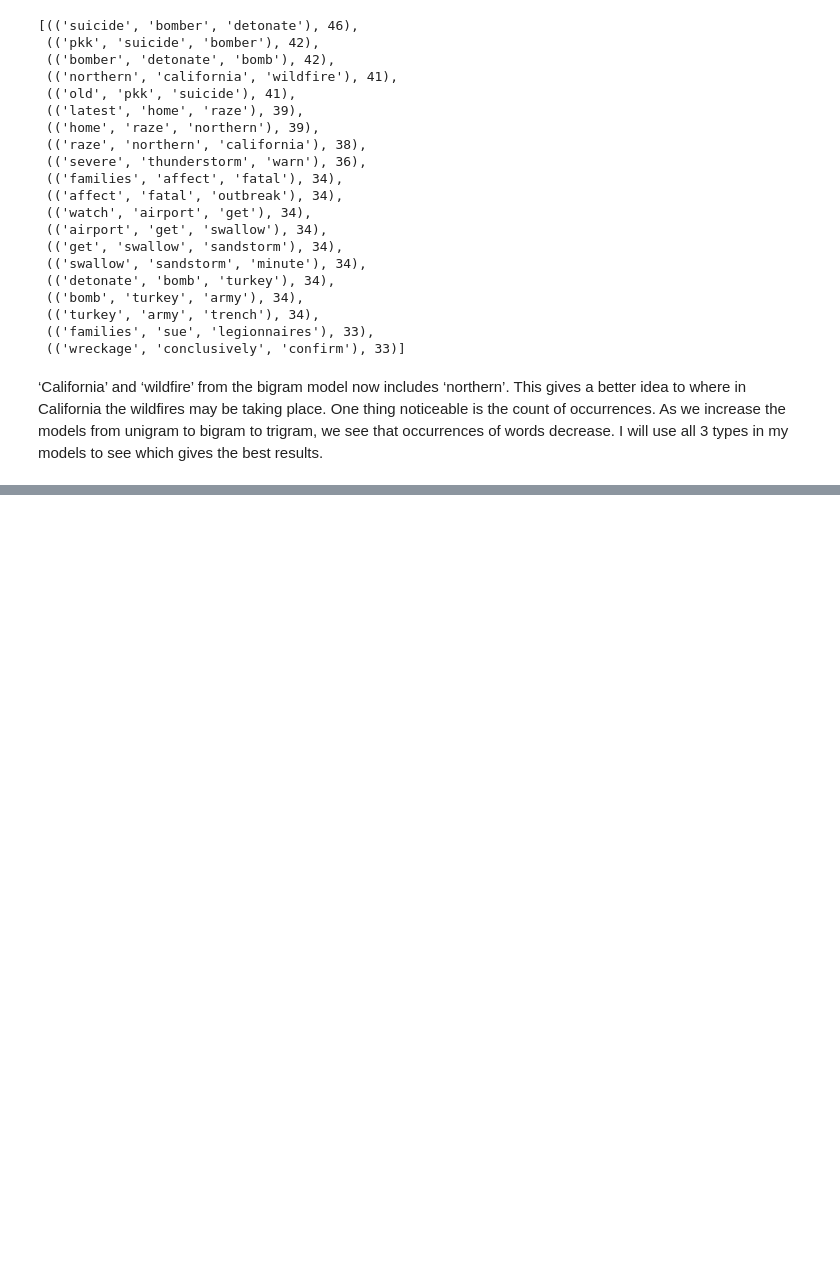
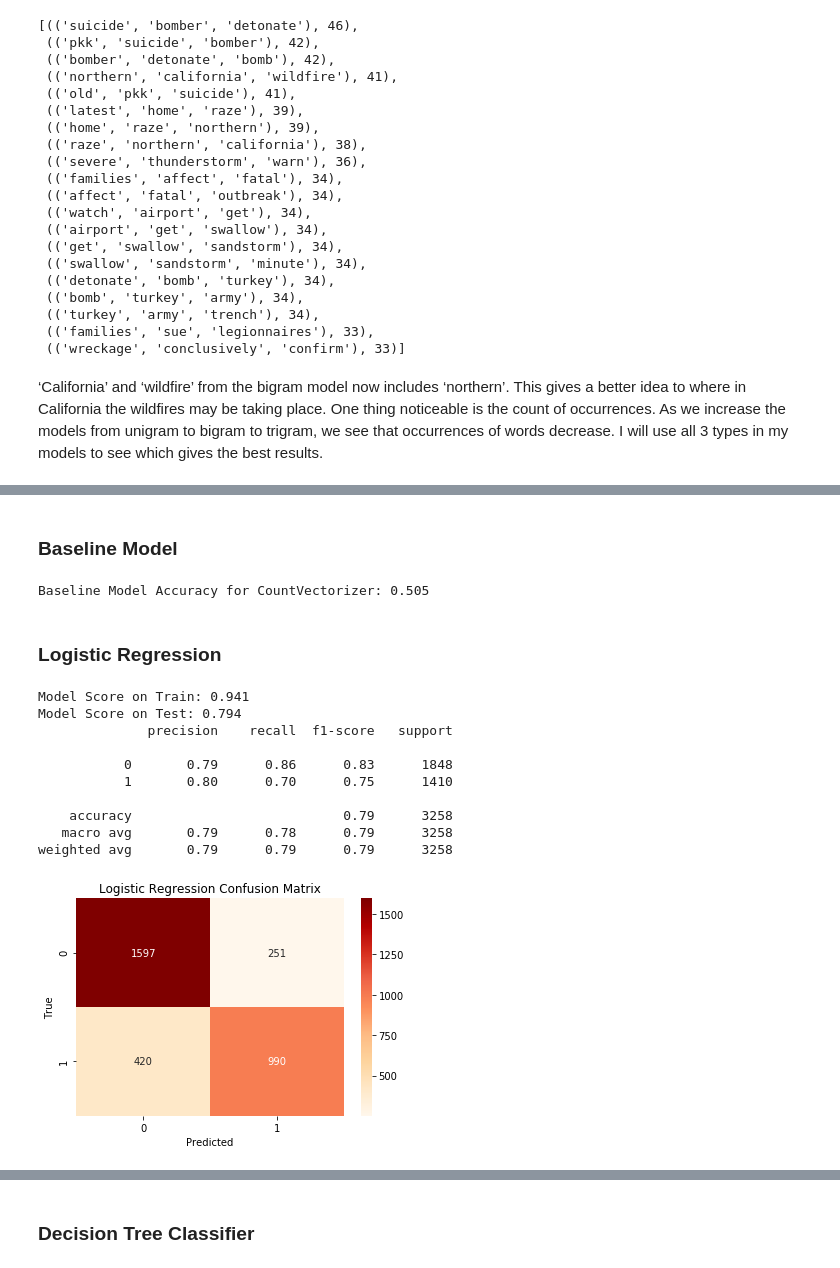
Before and after one commit to barcilla/Capstone_2, a Jupyter notebook: Tweet Classifier: Detecting Disasters.ipynb, the cells around one changed output, grey strips where cells are left out. Drawn from its saved outputs; the diff is of its cells as text; code cells hidden in the pictures; blank space fills up the shorter version.

```diff
--- a/Tweet Classifier: Detecting Disasters.ipynb
+++ b/Tweet Classifier: Detecting Disasters.ipynb
@@ -558,0 +578,6 @@ Top 20 Trigrams for Disaster Tweets
+# %%
+features = df[['clean_text','tweet_length', 'num_words','hashtag_count', 'mention_count']]
+
+#Convert target to 1(yes) and 0(no)
+Encoder = LabelEncoder()
+target = Encoder.fit_transform(target)
@@ -558,0 +588,11 @@ Top 20 Trigrams for Disaster Tweets
+# %%
+X_train, X_test, y_train, y_test = train_test_split(features, target, test_size=0.3, random_state=34)
+# %%
+#Use ColumnTransformer to separate the normalizer for numerical column from text vectors
+
+counts = ['tweet_length', 'num_words','hashtag_count', 'mention_count']
+
+preprocessor = ColumnTransformer(
+    transformers = [('minmax', MinMaxScaler(), counts),
+                    ('cv', CountVectorizer(), 'clean_text')],
+    remainder='passthrough')
@@ -558,0 +617,40 @@ Top 20 Trigrams for Disaster Tweets
+# %% [markdown]
+### Baseline Model
+# %%
+dummy = make_pipeline(preprocessor, DummyClassifier(random_state=34))
+dummy_score = dummy.fit(X_train, y_train).score(X_test,y_test)
+
+print ('Baseline Model Accuracy for CountVectorizer: %.3f' % dummy_score)
+# %% [output]
+Baseline Model Accuracy for CountVectorizer: 0.505
+# %% [markdown]
+### Logistic Regression
+# %%
+%%time
+
+lr_pipe = make_pipeline(preprocessor, LogisticRegression(random_state=34))
+
+lr_pipe.fit(X_train, y_train)
+y_pred = lr_pipe.predict(X_test)
+print('Model Score on Train: %.3f' % lr_pipe.score(X_train,y_train))
+print('Model Score on Test: %.3f' % lr_pipe.score(X_test, y_test))
+print(classification_report(y_test, y_pred))
+
+conf = confusion_matrix(y_test, y_pred)
+_ = sns.heatmap(conf, annot=True, fmt='d', cmap='OrRd')
+_ = plt.xlabel('Predicted')
+_ = plt.ylabel('True')
+_ = plt.title('Logistic Regression Confusion Matrix')
+plt.show()
+# %% [output]
+Model Score on Train: 0.941
+Model Score on Test: 0.794
+              precision    recall  f1-score   support
+
+           0       0.79      0.86      0.83      1848
+           1       0.80      0.70      0.75      1410
+
+    accuracy                           0.79      3258
+   macro avg       0.79      0.78      0.79      3258
+weighted avg       0.79      0.79      0.79      3258
+[figure, added]
@@ -558,0 +659,2 @@ Top 20 Trigrams for Disaster Tweets
+# %% [markdown]
+### Decision Tree Classifier
```
Also changed, not shown: parts of 30 cells of this notebook.
